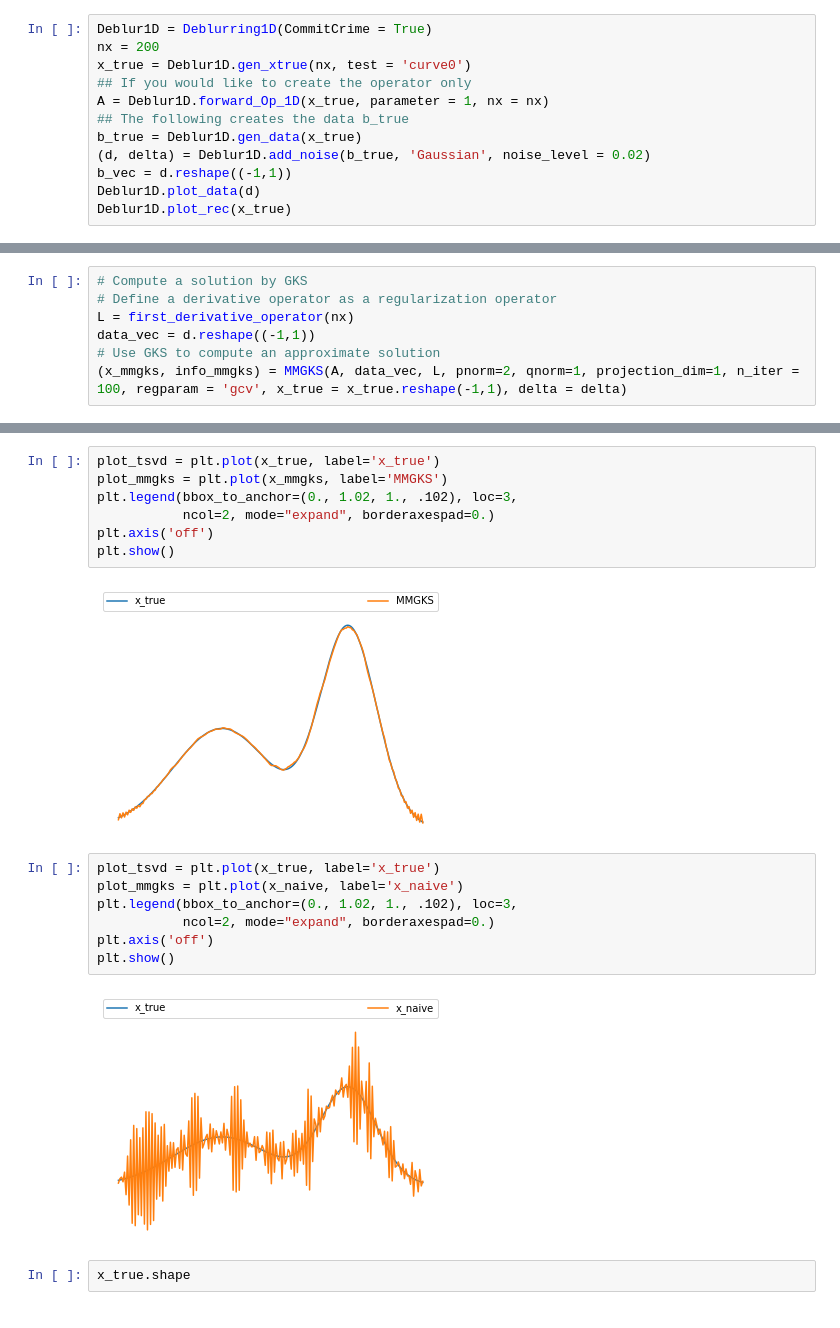
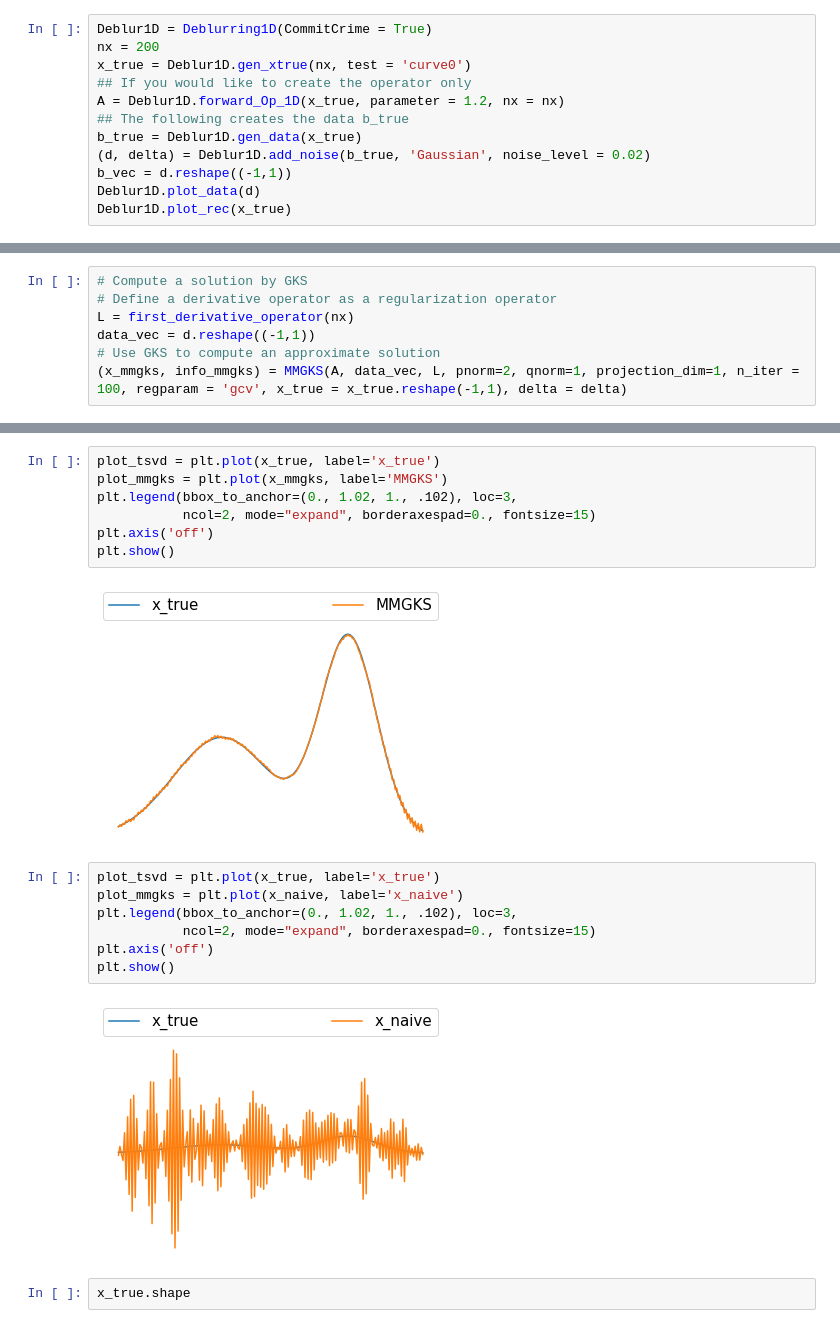
Before and after one commit to mpasha3/trips-py, a Jupyter notebook: demos/demo_1D_deblurring.ipynb, the cells around one changed output, grey strips where cells are left out. Drawn from its saved outputs; the diff is of its cells as text.

```diff
--- a/demos/demo_1D_deblurring.ipynb
+++ b/demos/demo_1D_deblurring.ipynb
@@ -47,7 +49,7 @@ Deblur1D = Deblurring1D(CommitCrime = True)
 nx = 200
 x_true = Deblur1D.gen_xtrue(nx, test = 'curve0')
 ## If you would like to create the operator only
-A = Deblur1D.forward_Op_1D(x_true, parameter = 1, nx = nx)
+A = Deblur1D.forward_Op_1D(x_true, parameter = 1.2, nx = nx)
 ## The following creates the data b_true
 b_true = Deblur1D.gen_data(x_true)
 (d, delta) = Deblur1D.add_noise(b_true, 'Gaussian', noise_level = 0.02)
@@ -231,20 +216,20 @@ plt.show()
 plot_tsvd = plt.plot(x_true, label='x_true')
 plot_mmgks = plt.plot(x_mmgks, label='MMGKS')
 plt.legend(bbox_to_anchor=(0., 1.02, 1., .102), loc=3,
-           ncol=2, mode="expand", borderaxespad=0.)
+           ncol=2, mode="expand", borderaxespad=0., fontsize=15)
 plt.axis('off')
 plt.show()
 # %% [output]
-[figure, old version]
+[figure, new version]
 # %%
 plot_tsvd = plt.plot(x_true, label='x_true')
 plot_mmgks = plt.plot(x_naive, label='x_naive')
 plt.legend(bbox_to_anchor=(0., 1.02, 1., .102), loc=3,
-           ncol=2, mode="expand", borderaxespad=0.)
+           ncol=2, mode="expand", borderaxespad=0., fontsize=15)
 plt.axis('off')
 plt.show()
 # %% [output]
-[figure, old version]
+[figure, new version]
 # %%
 x_true.shape
 # %% [output]
```
Also changed, not shown: parts of 19 cells of this notebook, 4 other files.
